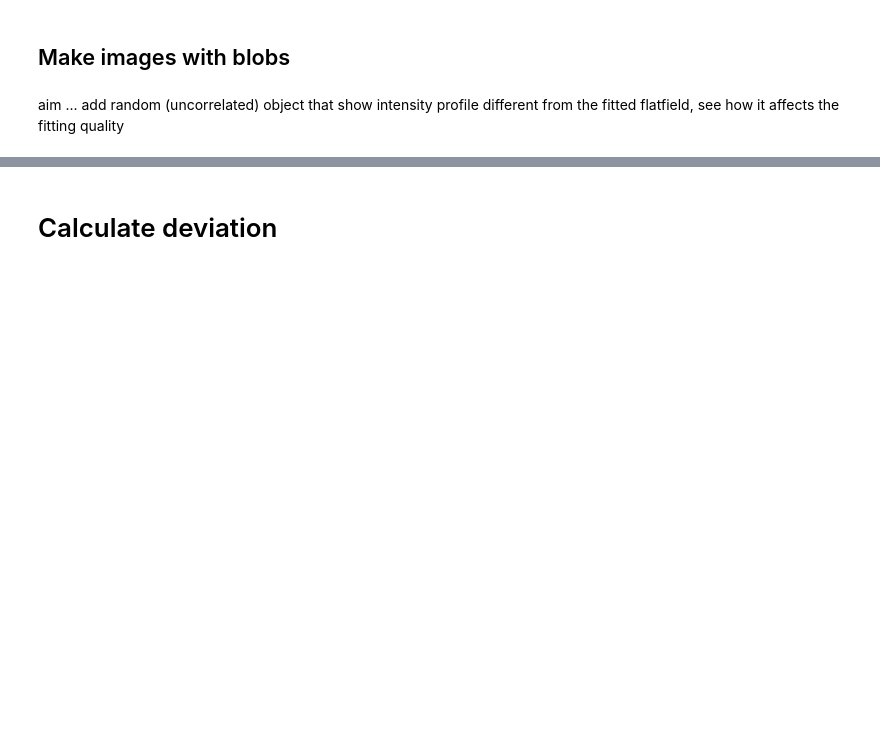
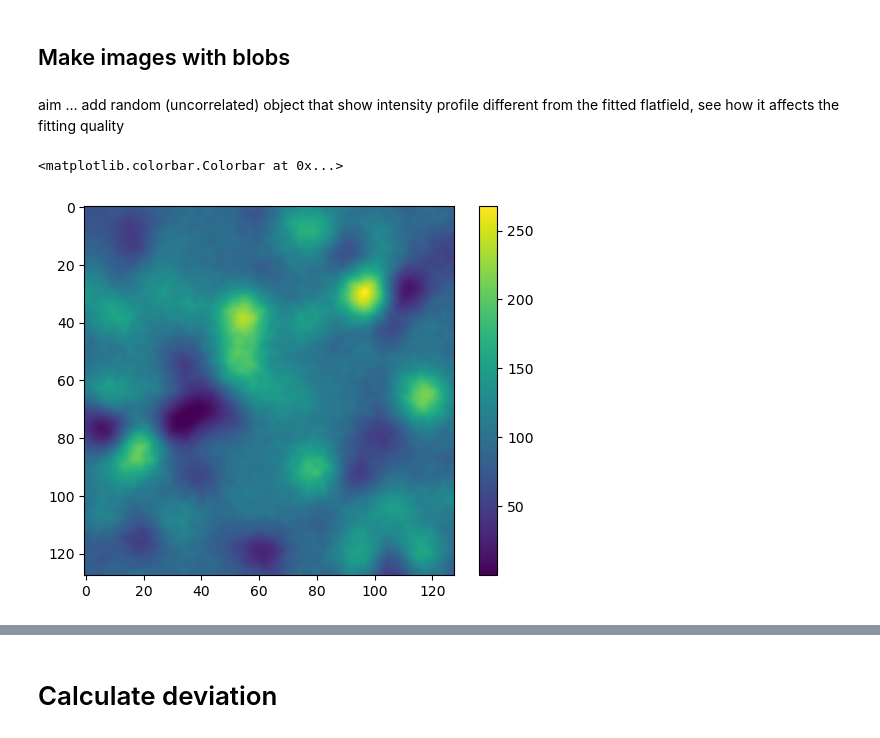
Before and after one commit to yfukai/BaSiCpy, a Jupyter notebook: misc_notebooks/analysis_for_publication/synthesized_data/002a_fitting.ipynb, the cells around one changed output, grey strips where cells are left out. Cells and saved outputs as stored; diff of their text form; code cells hidden in the pictures; blank space fills up the shorter version.

```diff
--- a/misc_notebooks/analysis_for_publication/synthesized_data/002a_fitting.ipynb
+++ b/misc_notebooks/analysis_for_publication/synthesized_data/002a_fitting.ipynb
@@ -90,8 +97,8 @@ np.save("flatfield_profiles.npy",flatfield_profiles)
 # %% [markdown]
 aim ... add random (uncorrelated) object that show intensity profile different from the fitted flatfield, see how it affects the fitting quality
 # %%
-blob_size = 2
-blob_dist = lambda: np.random.normal(0, 2)
+blob_size = 6
+blob_dist = lambda: np.random.normal(0, 100)
 # %%
 def generate_cluttered_images(
     true_flatfield, intensity, n_images, ave_count, blob_dist
@@ -137,8 +144,11 @@ def generate_cluttered_images(
     return np.array(images)
 # %%
 images = generate_cluttered_images(
-    flatfield_profiles[0], 100, 100, 100, lambda: np.random.normal(0, 5)
+    flatfield_profiles[0], 100, 10, 100, blob_dist
 )
 plt.imshow(images[0])
 plt.colorbar()
+# %% [output]
+<matplotlib.colorbar.Colorbar at 0x...>
+[figure, added]
 # %%
```
Also changed, not shown: parts of 20 cells of this notebook, 3 other files.
